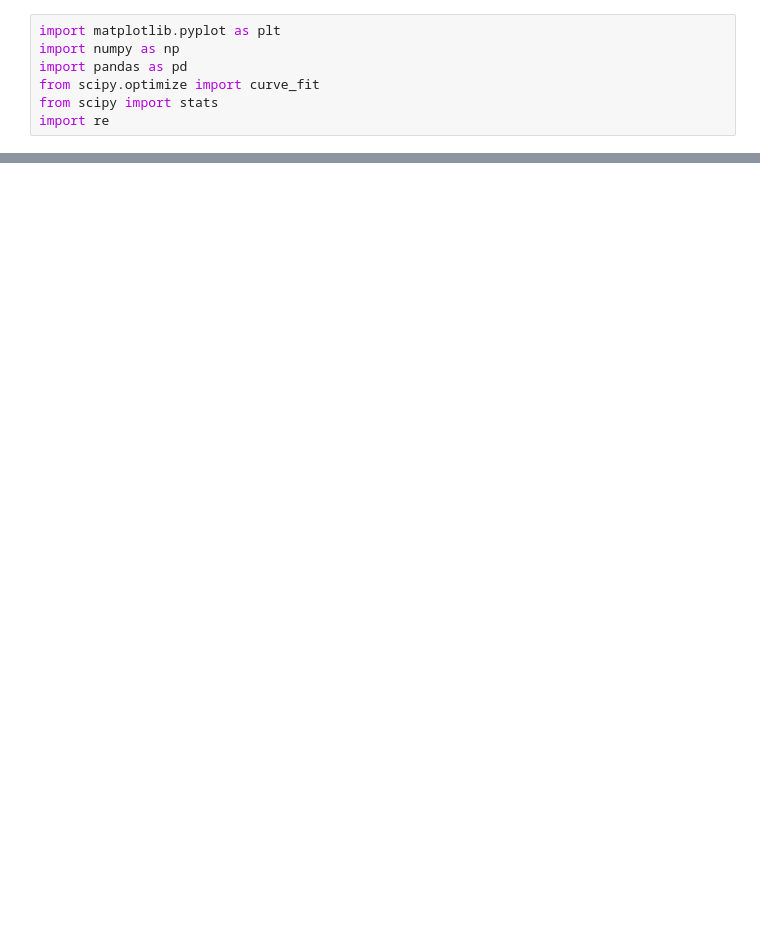
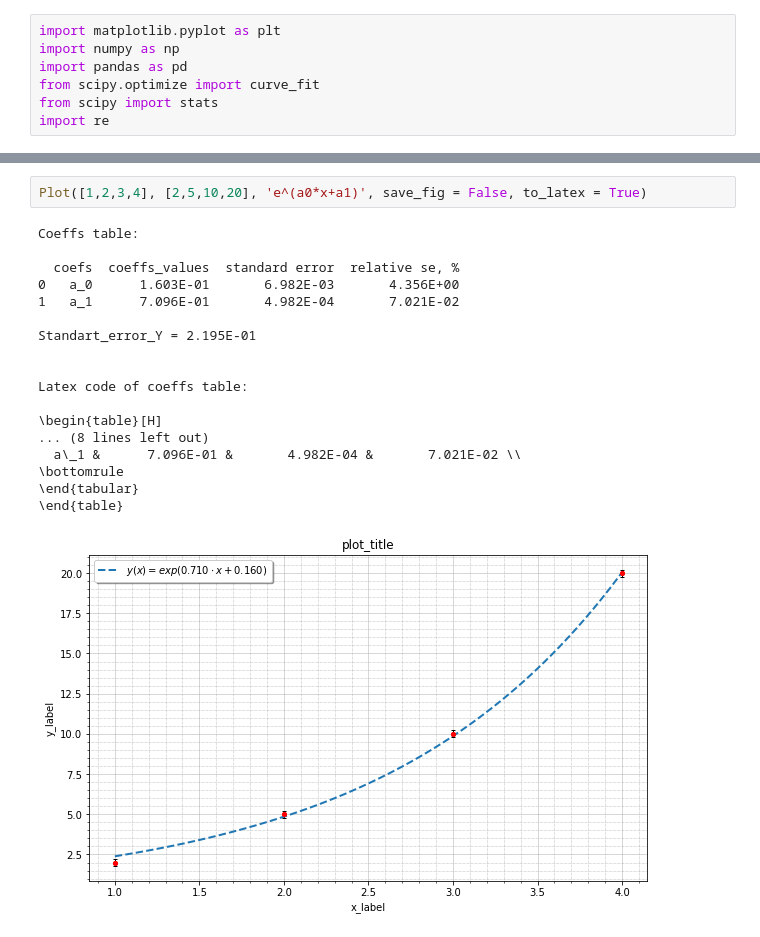
Before and after one commit to yarvod/6sem_labs, a Jupyter notebook: SSE_10/data_processing.ipynb, the cells around one changed output, grey strips where cells are left out. Saved outputs shown, nothing was run; the diff lists cells and outputs as text; blank space fills up the shorter version.

```diff
--- a/SSE_10/data_processing.ipynb
+++ b/SSE_10/data_processing.ipynb
@@ -179,0 +216,21 @@ Standart_error_Y = 1.141E-01
+# %%
+Plot([1,2,3,4], [2,5,10,20], 'e^(a0*x+a1)', save_fig = False, to_latex = True)
+# %% [output]
+Coeffs table:
+
+  coefs  coeffs_values  standard error  relative se, %
+0   a_0      1.603E-01       6.982E-03       4.356E+00
+1   a_1      7.096E-01       4.982E-04       7.021E-02
+
+Standart_error_Y = 2.195E-01
+
+
+Latex code of coeffs table:
+
+\begin{table}[H]
+... (8 lines left out)
+  a\_1 &      7.096E-01 &       4.982E-04 &       7.021E-02 \\
+\bottomrule
+\end{tabular}
+\end{table}
+[figure, added]
```
Also changed, not shown: parts of 2 cells of this notebook, 5 other files.
